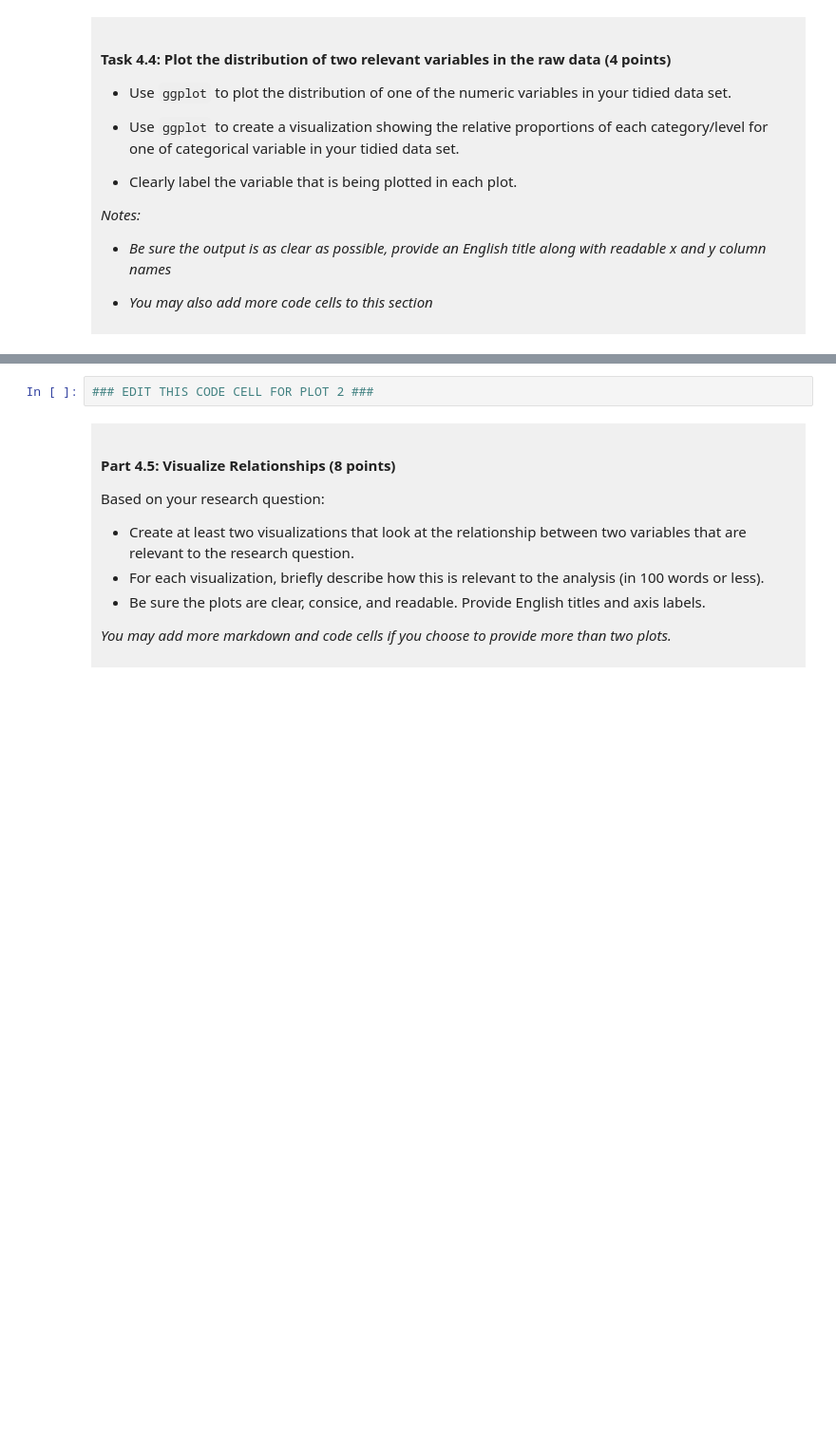
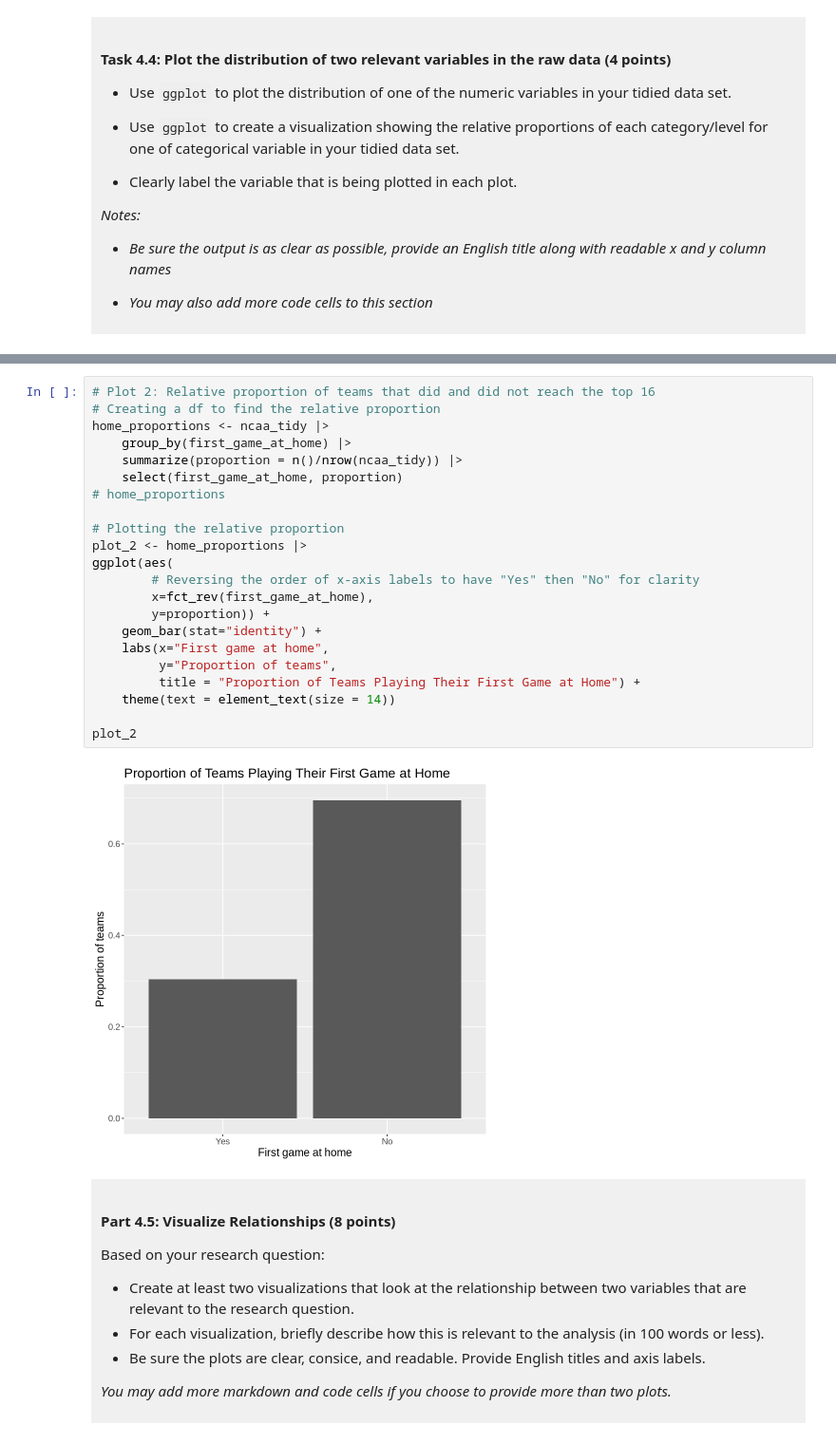
Before and after one commit to laratperez/dsci-100-project-lara-perez, a Jupyter notebook: dsci-100-project-notebook.ipynb, the cells around one changed output, grey strips where cells are left out. Shown at 95% size. Saved outputs shown, nothing was run; the diff lists cells and outputs as text; blank space fills up the shorter version.

```diff
--- a/dsci-100-project-notebook.ipynb
+++ b/dsci-100-project-notebook.ipynb
@@ -384,5 +406,27 @@ A tibble: 7 × 2
 # %%
-### EDIT THIS CODE CELL FOR PLOT 2 ###
+# Plot 2: Relative proportion of teams that did and did not reach the top 16
+# Creating a df to find the relative proportion
+home_proportions <- ncaa_tidy |>
+    group_by(first_game_at_home) |>
+    summarize(proportion = n()/nrow(ncaa_tidy)) |>
+    select(first_game_at_home, proportion)
+# home_proportions
+
+# Plotting the relative proportion
+plot_2 <- home_proportions |>
+ggplot(aes(
+        # Reversing the order of x-axis labels to have "Yes" then "No" for clarity
+        x=fct_rev(first_game_at_home),
+        y=proportion)) +
+    geom_bar(stat="identity") +
+    labs(x="First game at home",
+         y="Proportion of teams",
+         title = "Proportion of Teams Playing Their First Game at Home") +
+    theme(text = element_text(size = 14))
+
+plot_2
+# %% [output]
+[figure, added]
 # %% [markdown]
 <div style="background-color: #f0f0f0; padding: 10px;">
 
```
Also changed, not shown: parts of 9 cells of this notebook.
